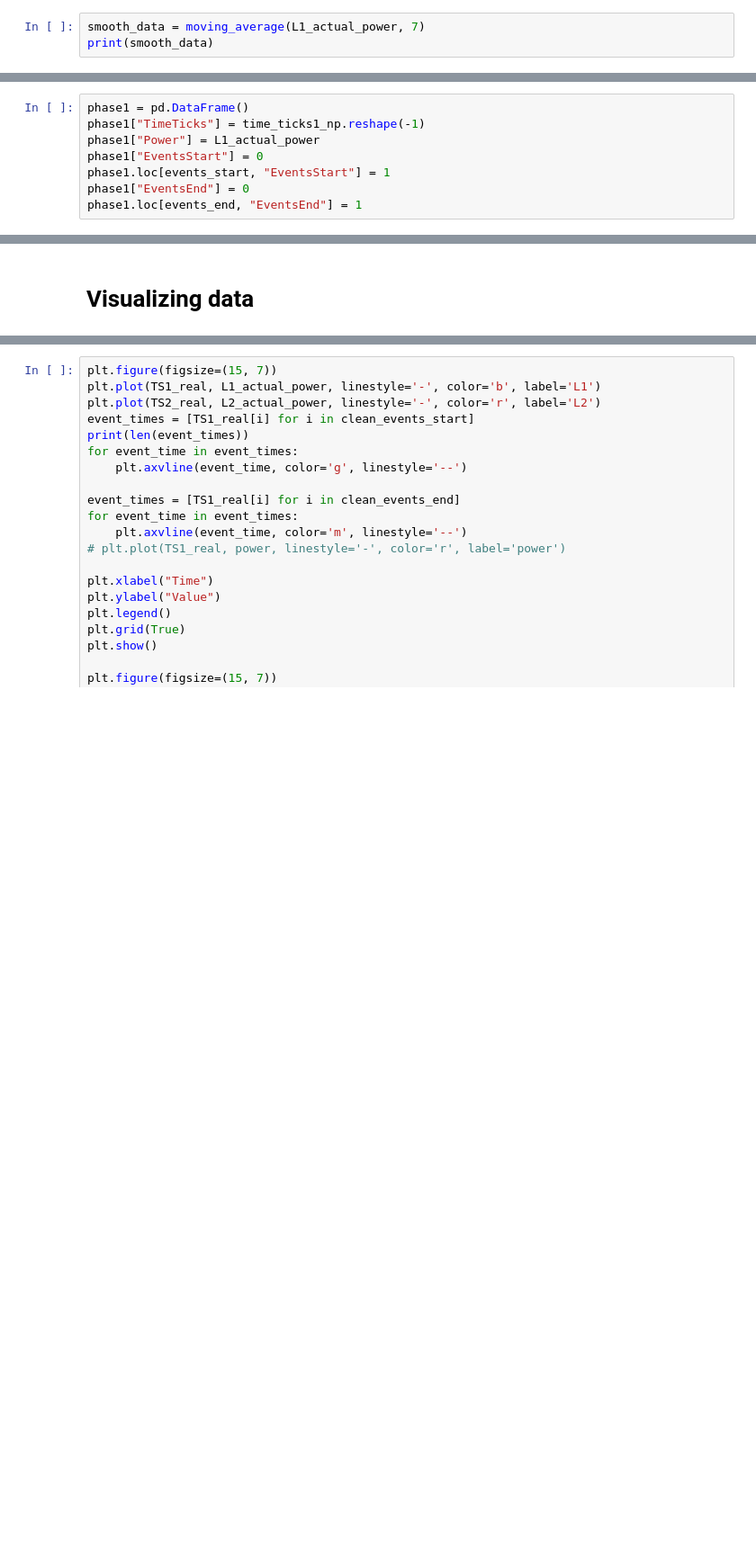
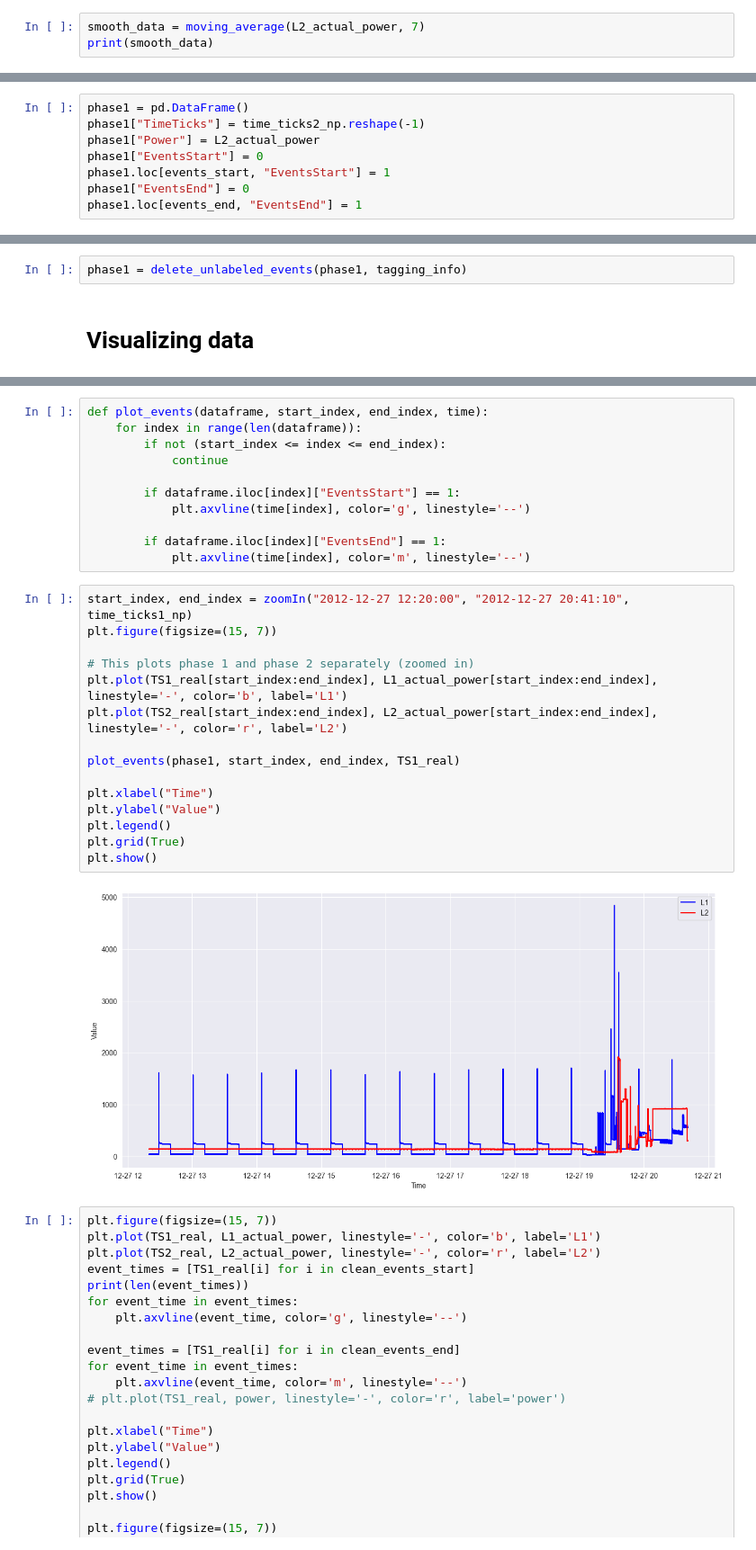
Before and after one commit to Policooo/Sustainable-Energy-Behavior, a Jupyter notebook: testingStuff.ipynb, the cells around one changed output, grey strips where cells are left out. Shown at 90% size. Saved outputs shown, nothing was run; the diff lists cells and outputs as text; blank space fills up the shorter version.

```diff
--- a/testingStuff.ipynb
+++ b/testingStuff.ipynb
@@ -81,6 +82,6 @@ def moving_average(array, window):
     moving_avg = np.convolve(array, np.ones(window) / window, mode='valid')
     return moving_avg
 # %%
-smooth_data = moving_average(L1_actual_power, 7)
+smooth_data = moving_average(L2_actual_power, 7)
 print(smooth_data)
 # %% [output]
@@ -218,8 +221,8 @@ print(clean_events_end)
 ### First lets put everything in a dataframe so we have an easy time accessing what we need
 # %%
 phase1 = pd.DataFrame()
-phase1["TimeTicks"] = time_ticks1_np.reshape(-1)
-phase1["Power"] = L1_actual_power
+phase1["TimeTicks"] = time_ticks2_np.reshape(-1)
+phase1["Power"] = L2_actual_power
 phase1["EventsStart"] = 0
 phase1.loc[events_start, "EventsStart"] = 1
 phase1["EventsEnd"] = 0
@@ -235,3 +283,5 @@ Name: 324728, dtype: float64
+# %%
+phase1 = delete_unlabeled_events(phase1, tagging_info)
 # %% [markdown]
 # Visualizing data
 # %%
@@ -289,3 +303,31 @@ plt.show()
+# %%
+def plot_events(dataframe, start_index, end_index, time):
+    for index in range(len(dataframe)):
+        if not (start_index <= index <= end_index):
+            continue
+
+        if dataframe.iloc[index]["EventsStart"] == 1:
+            plt.axvline(time[index], color='g', linestyle='--')
+
+        if dataframe.iloc[index]["EventsEnd"] == 1:
+            plt.axvline(time[index], color='m', linestyle='--')
+# %%
+start_index, end_index = zoomIn("2012-12-27 12:20:00", "2012-12-27 20:41:10", time_ticks1_np)
+plt.figure(figsize=(15, 7))
+
+# This plots phase 1 and phase 2 separately (zoomed in)
+plt.plot(TS1_real[start_index:end_index], L1_actual_power[start_index:end_index], linestyle='-', color='b', label='L1')
+plt.plot(TS2_real[start_index:end_index], L2_actual_power[start_index:end_index], linestyle='-', color='r', label='L2')
+
+plot_events(phase1, start_index, end_index, TS1_real)
+
+plt.xlabel("Time")
+plt.ylabel("Value")
+plt.legend()
+plt.grid(True)
+plt.show()
+# %% [output]
+[figure, added]
 # %%
 plt.figure(figsize=(15, 7))
 plt.plot(TS1_real, L1_actual_power, linestyle='-', color='b', label='L1')
```
Also changed, not shown: parts of 12 cells of this notebook.
